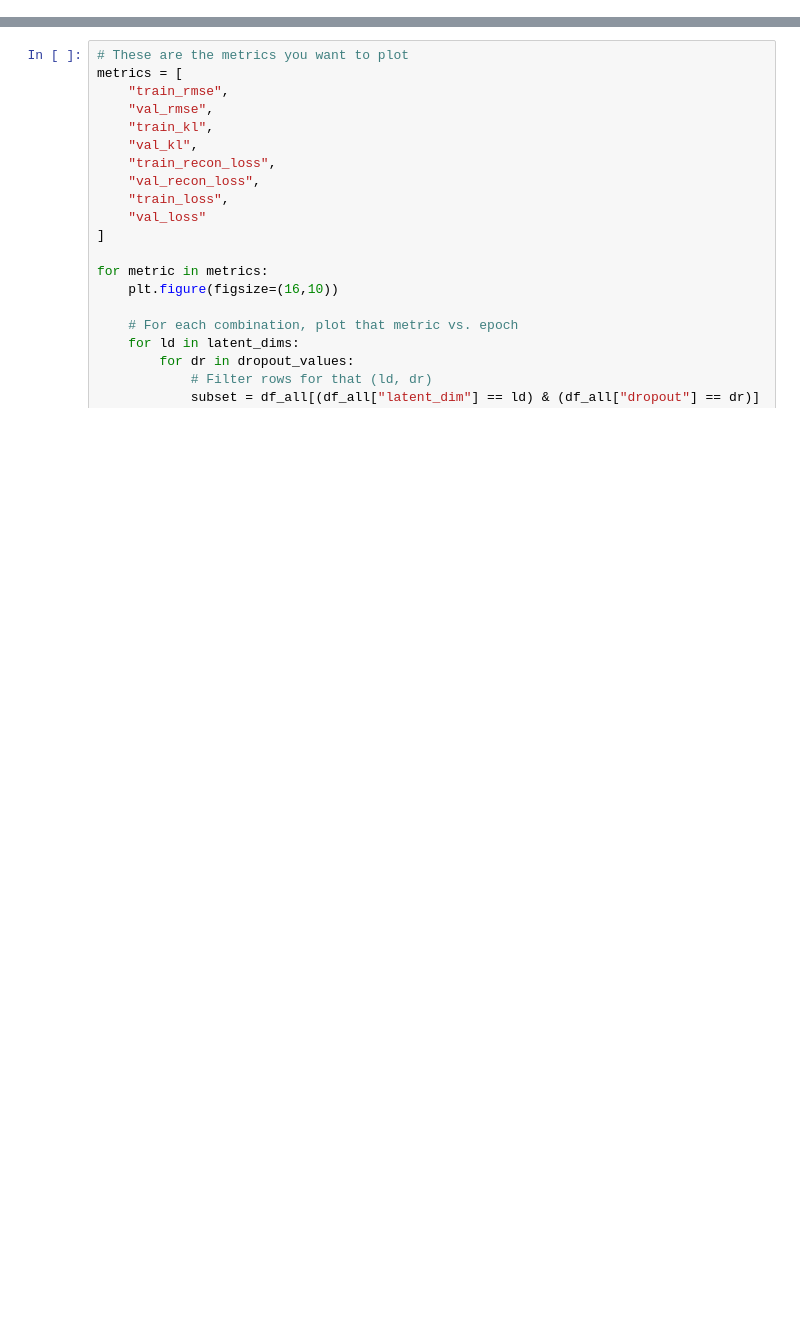
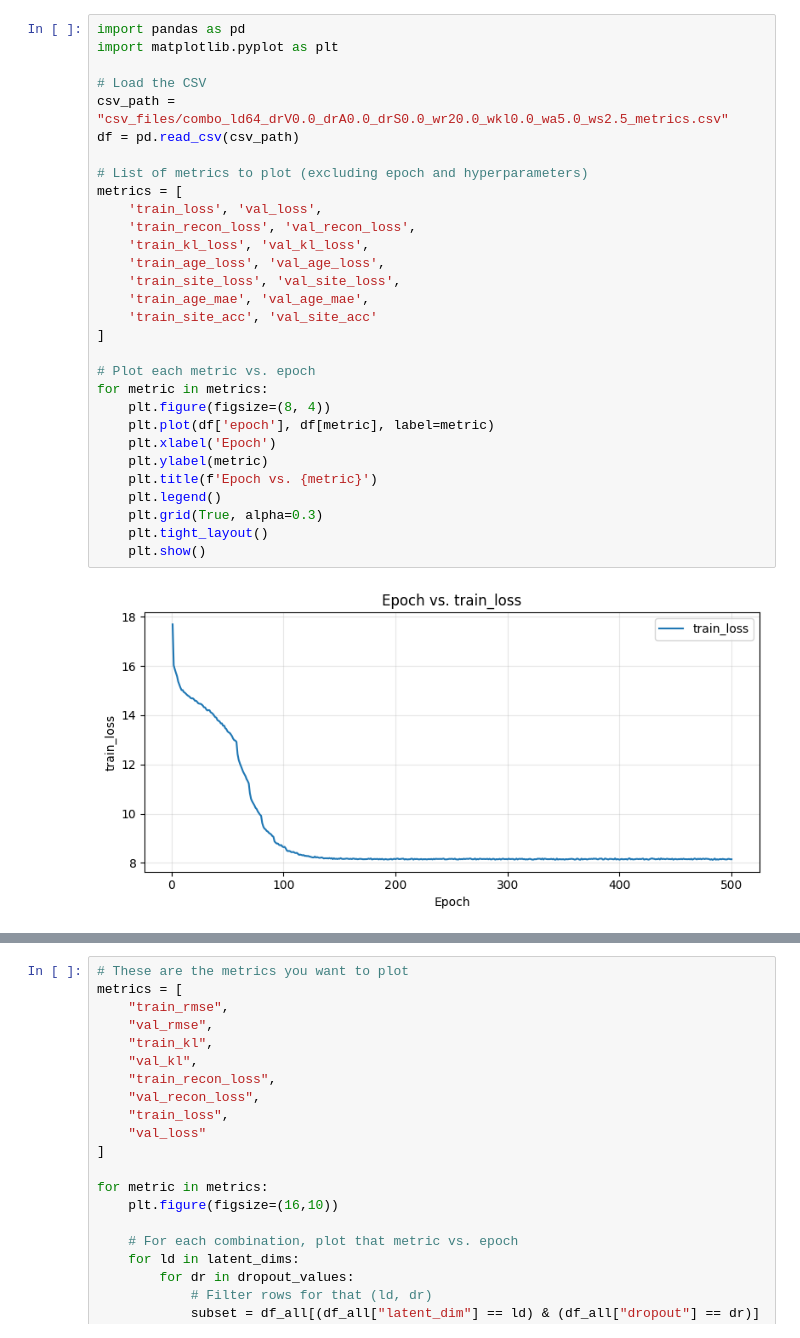
Before and after one commit to SamChou05/AFQ-Insight-Autoencoder-Plotting, a Jupyter notebook: ConvAE_Experiments/Variational/fa_tracts_data/flattened/plot.ipynb, the cells around one changed output, grey strips where cells are left out. Drawn from its saved outputs; the diff is of its cells as text; blank space fills up the shorter version.

```diff
--- a/ConvAE_Experiments/Variational/fa_tracts_data/flattened/plot.ipynb
+++ b/ConvAE_Experiments/Variational/fa_tracts_data/flattened/plot.ipynb
@@ -0,0 +1,32 @@
+# %%
+import pandas as pd
+import matplotlib.pyplot as plt
+
+# Load the CSV
+csv_path = "csv_files/combo_ld64_drV0.0_drA0.0_drS0.0_wr20.0_wkl0.0_wa5.0_ws2.5_metrics.csv"
+df = pd.read_csv(csv_path)
+
+# List of metrics to plot (excluding epoch and hyperparameters)
+metrics = [
+    'train_loss', 'val_loss',
+    'train_recon_loss', 'val_recon_loss',
+    'train_kl_loss', 'val_kl_loss',
+    'train_age_loss', 'val_age_loss',
+    'train_site_loss', 'val_site_loss',
+    'train_age_mae', 'val_age_mae',
+    'train_site_acc', 'val_site_acc'
+]
+
+# Plot each metric vs. epoch
+for metric in metrics:
+    plt.figure(figsize=(8, 4))
+    plt.plot(df['epoch'], df[metric], label=metric)
+    plt.xlabel('Epoch')
+    plt.ylabel(metric)
+    plt.title(f'Epoch vs. {metric}')
+    plt.legend()
+    plt.grid(True, alpha=0.3)
+    plt.tight_layout()
+    plt.show()
+# %% [output]
+[figure, added]
```
Also changed, not shown: parts of 2 cells of this notebook, 16 other files.
